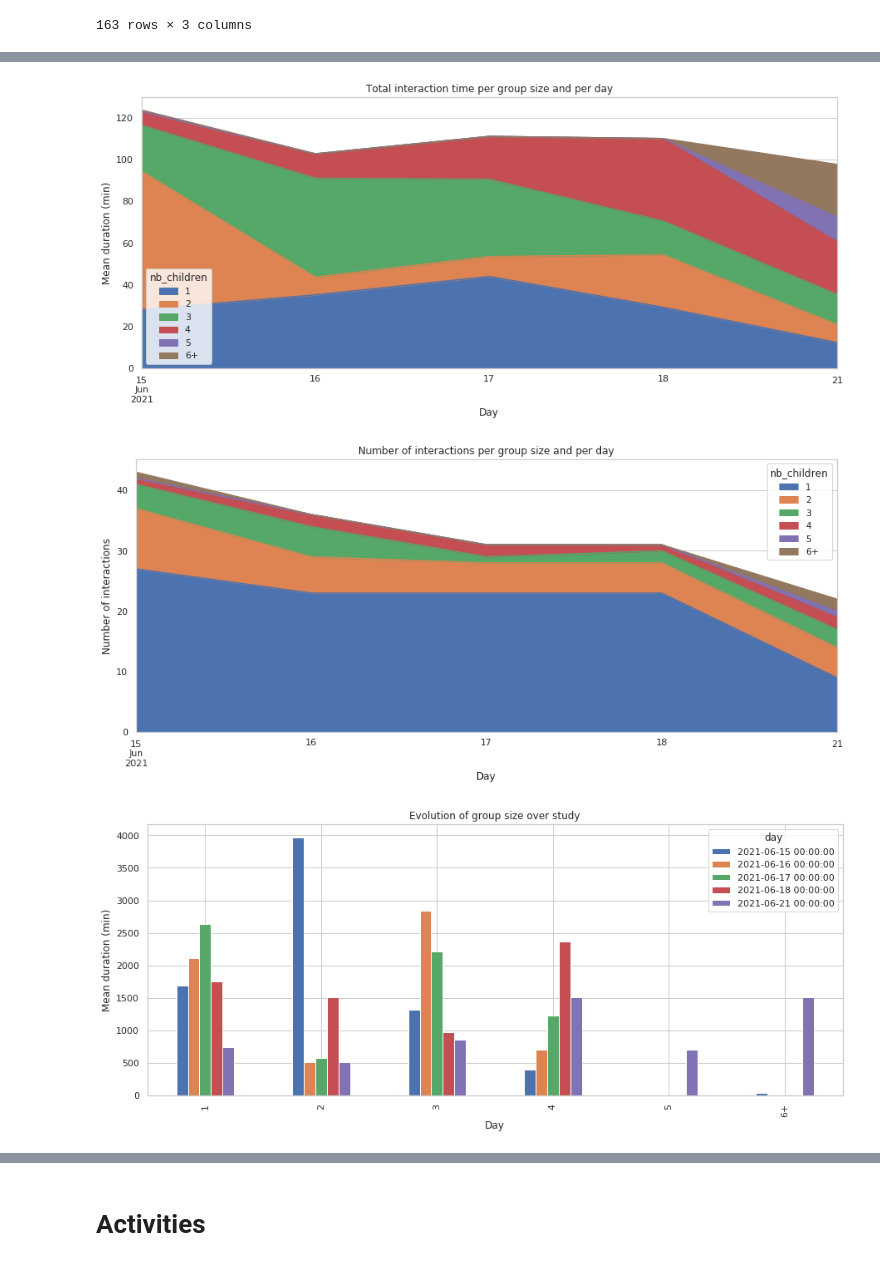
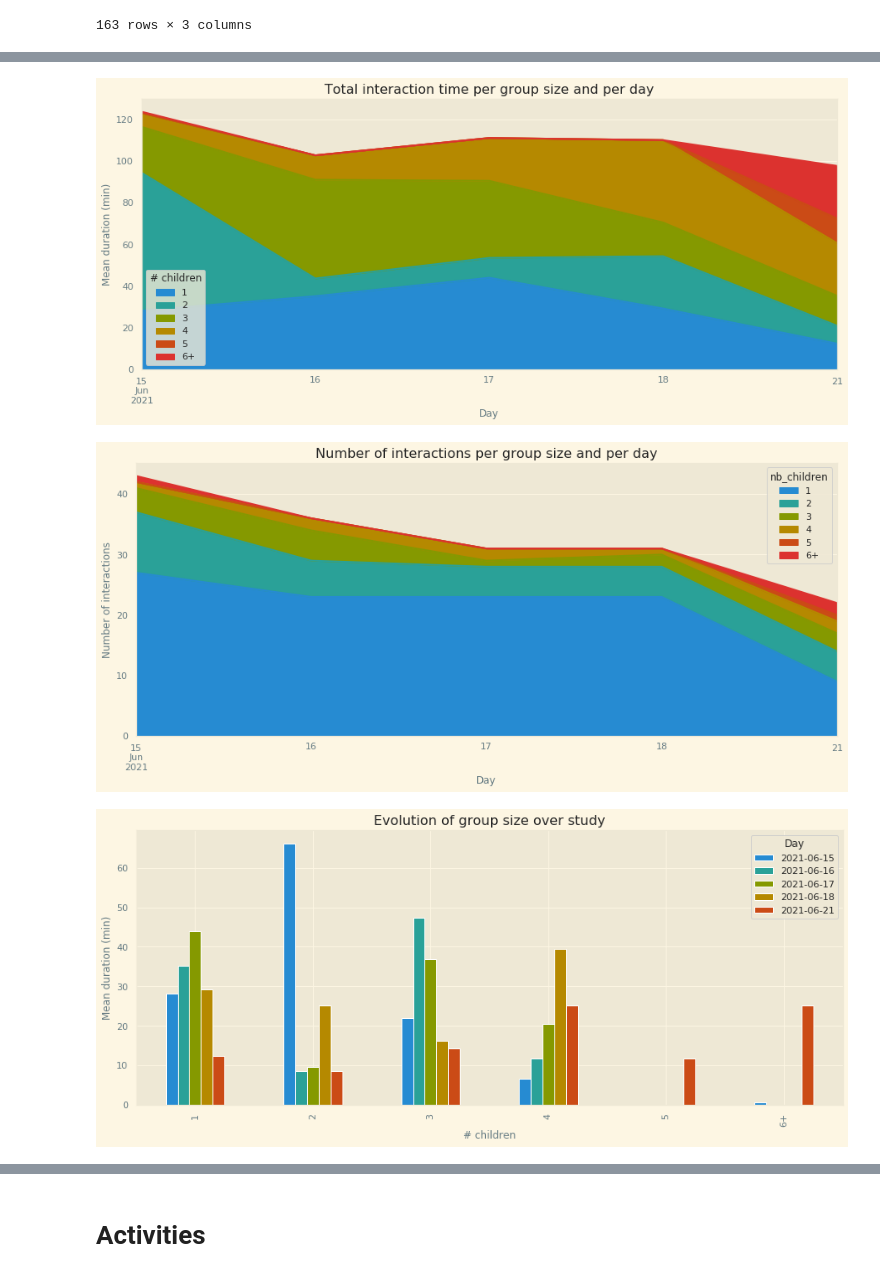
Before and after one commit to severin-lemaignan/robots4sen-data-analysis, a Jupyter notebook: robots4sen.ipynb, the cells around one changed output, grey strips where cells are left out. Drawn from its saved outputs; the diff is of its cells as text; code cells hidden in the pictures.

```diff
--- a/robots4sen.ipynb
+++ b/robots4sen.ipynb
@@ -38,7 +39,7 @@ moods = pd.concat((pd.read_csv(f) for f in sorted(glob.glob("logs-2021-*/moods.c
 # process timestamp, and index dataframes by time
 for df in [actions, people, children, moods]:
     del df["level"]
-    df["time"] = pd.to_datetime(df.time, unit="s")
+    df["time"] = pd.to_datetime(df.time, unit="s") + pd.Timedelta("01:00:00") # adjust for BST -- not very elegant, but proper tz mgt is complicated
     df["day"] = df.time.dt.floor('D')
     df["timeofday"] = pd.Timestamp(0) + (df.time - df.day)
 
@@ -49,6 +50,7 @@ for df in [actions, people, children, moods]:
 
 
 # dataframe containing only the people who have been 'recognised' by the robot
+people = people[(people.x != 0) & (people.y != 0)]
 users = people.loc[(people["user_id"] != -1) & (people["user_id"] != 0)]
 # %%
 people
@@ -219,7 +231,7 @@ This computation is performed independently for each day.
 # %%
 WINDOW="5min"
 
-windows=pd.date_range(pd.Timestamp(0) + pd.Timedelta("07:30:00"), pd.Timestamp(0) + pd.Timedelta("15:15:00"), freq=WINDOW)
+windows=pd.date_range(pd.Timestamp(0) + pd.Timedelta("08:30:00"), pd.Timestamp(0) + pd.Timedelta("15:15:00"), freq=WINDOW)
 d = {'timeofday':[], 'interacting_children':[]}
 
 def interacting_children_per_day(children):
@@ -401,53 +400,60 @@ pass
 # %%
-fig, ax = plt.subplots(figsize=(15, 6))
+with plt.style.context('Solarize_Light2'):
+    fig, ax = plt.subplots(figsize=(15, 6))
 
-df=interactions_group.groupby(["day", "nb_children"]).duration.sum().to_frame().reset_index()
-df["duration_min"]=df.duration/60
+    df=interactions_group.groupby(["day", "nb_children"]).duration.sum().to_frame().reset_index()
+    df["duration_min"]=df.duration/60
 
-df.set_index(["day", "nb_children"])["duration_min"].unstack(1).plot.area(ax=ax)
+    df.set_index(["day", "nb_children"])["duration_min"].unstack(1).plot.area(ax=ax)
 
-# Define the date format
-#date_form = DateFormatter("%d")
-#ax.xaxis.set_major_formatter(date_form)
+    # Define the date format
+    #date_form = DateFormatter("%d")
+    #ax.xaxis.set_major_formatter(date_form)
 
-ax.set(xlabel="Day",
-       ylabel="Mean duration (min)",
-       title="Total interaction time per group size and per day")
+    ax.set(xlabel="Day",
+           ylabel="Mean duration (min)",
+           title="Total interaction time per group size and per day")
 
+    ax.legend(title="# children", fancybox=True)
 pass
 # %% [output]
-[figure, old version]
+[figure, new version]
 # %%
-fig, ax = plt.subplots(figsize=(15, 6))
+with plt.style.context('Solarize_Light2'):
+    fig, ax = plt.subplots(figsize=(15, 6))
 
-df=interactions_group.groupby(["day", "nb_children"]).count()
-df.unstack(1).droplevel(0, axis=1).plot.area(ax=ax)
+    df=interactions_group.groupby(["day", "nb_children"]).count()
+    df.unstack(1).droplevel(0, axis=1).plot.area(ax=ax)
 
-# Define the date format
-#date_form = DateFormatter("%d %b")
-#ax.xaxis.set_major_formatter(date_form)
+    # Define the date format
+    #date_form = DateFormatter("%d %b")
+    #ax.xaxis.set_major_formatter(date_form)
 
-ax.set(xlabel="Day",
-       ylabel="Number of interactions",
-       title="Number of interactions per group size and per day")
+    ax.set(xlabel="Day",
+           ylabel="Number of interactions",
+           title="Number of interactions per group size and per day")
 
 pass
 # %% [output]
-[figure, old version]
+[figure, new version]
 # %%
-fig, ax = plt.subplots(figsize=(15, 6))
+with plt.style.context('Solarize_Light2'):
+    fig, ax = plt.subplots(figsize=(15, 6))
 
-df=interactions_group.groupby(["day", "nb_children"]).duration.sum().to_frame().reset_index()
-df["duration_min"]=df.duration/60
+    df=interactions_group.groupby(["day", "nb_children"]).duration.sum().to_frame().reset_index()
+    df["duration_min"]=df.duration/60
 
-df.groupby(["day", "nb_children"]).duration.sum().unstack(0).plot.bar(ax=ax)
+    df.groupby(["day", "nb_children"]).duration_min.sum().unstack(0).plot.bar(ax=ax)
 
-ax.set(xlabel="Day",
-       ylabel="Mean duration (min)",
-       title="Evolution of group size over study")
+    ax.set(xlabel="# children",
+           ylabel="Mean duration (min)",
+           title="Evolution of group size over study")
 
 
 
+    handles = plt.gca().get_legend().legendHandles
+    texts = plt.gca().get_legend().get_texts()
+    ax.legend(handles,[t.get_text()[:10] for t in texts], title="Day", fancybox=True)
 pass
 # %% [output]
-[figure, old version]
+[figure, new version]
```
Also changed, not shown: parts of 34 cells of this notebook.
